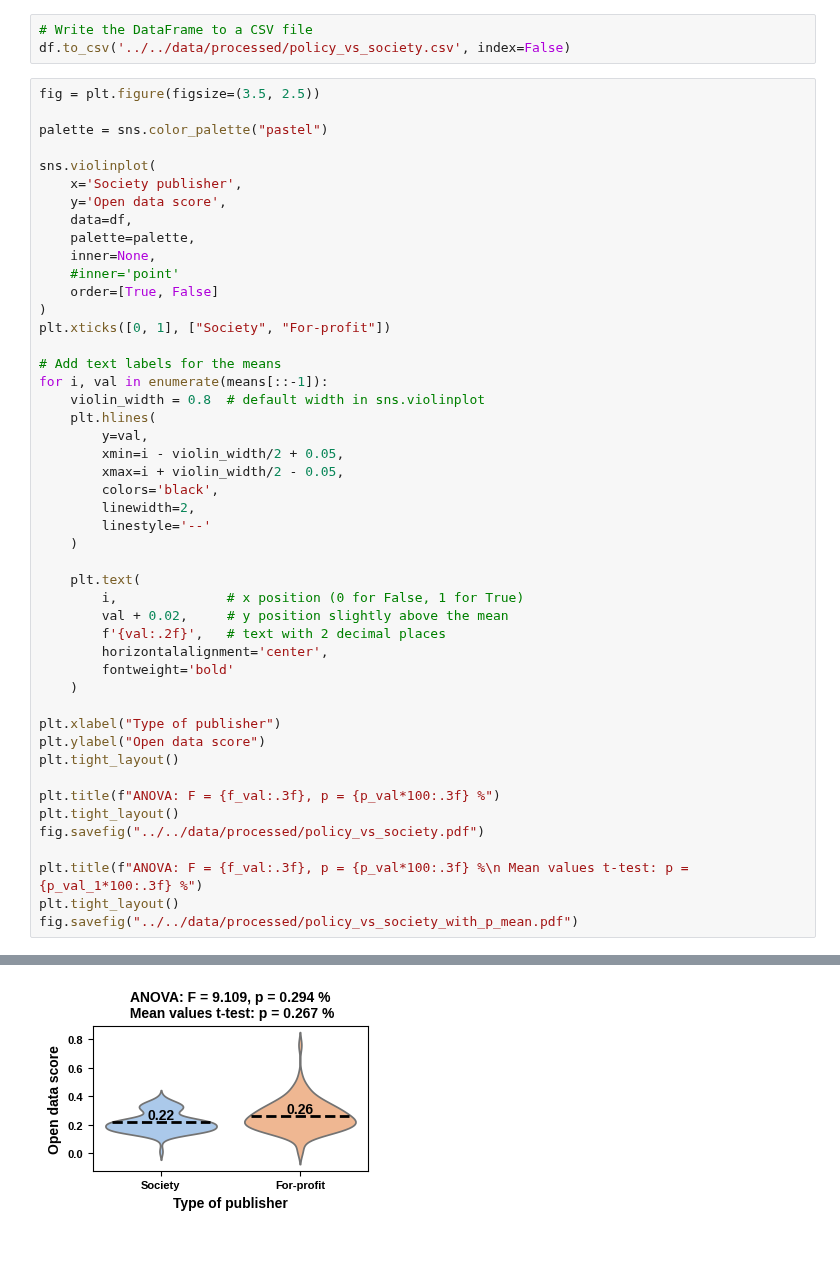
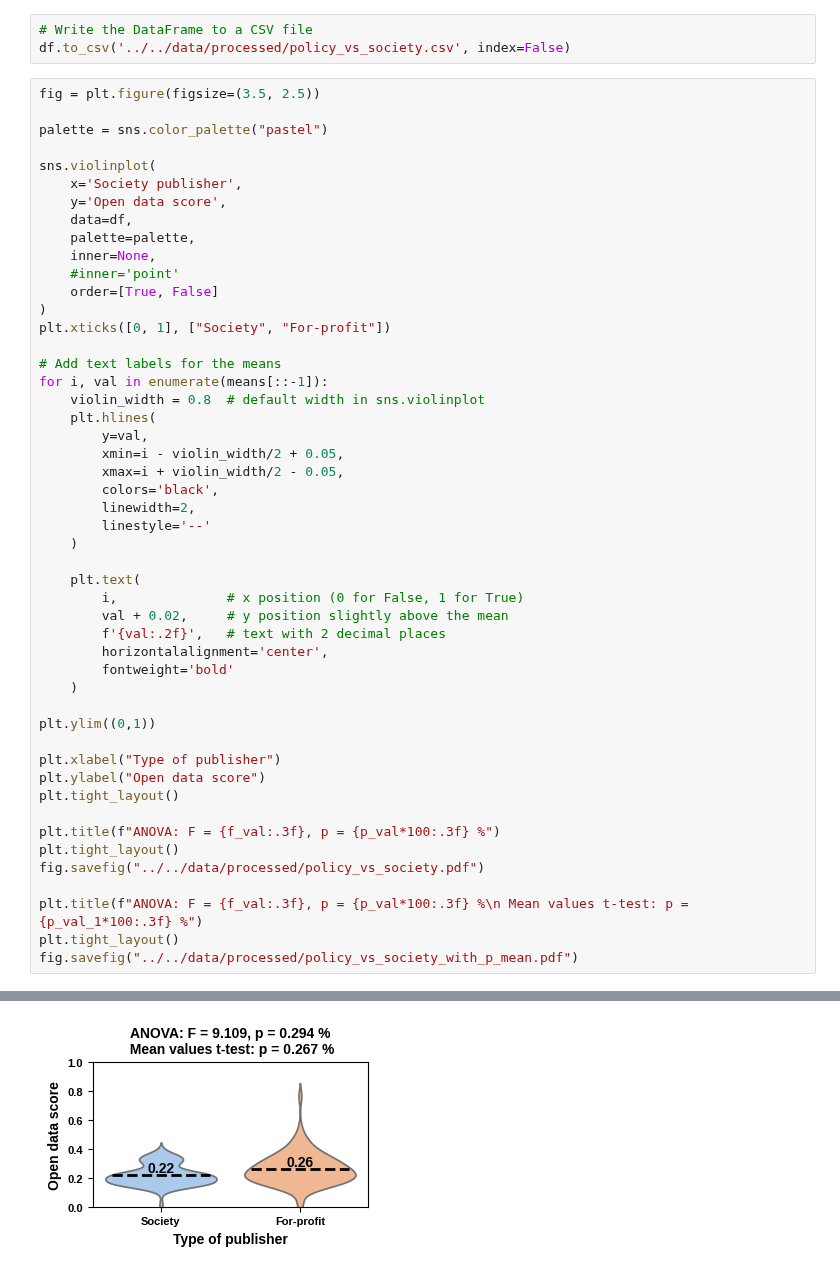
Before and after one commit to daemoncost/Journal-Research-Data-Policy, a Jupyter notebook: notebooks/exploration/analysis_policy_vs_society.ipynb, the cells around one changed output, grey strips where cells are left out. Cells and saved outputs as stored; diff of their text form.

```diff
--- a/notebooks/exploration/analysis_policy_vs_society.ipynb
+++ b/notebooks/exploration/analysis_policy_vs_society.ipynb
@@ -141,31 +141,33 @@ for i, val in enumerate(means[::-1]):
         xmin=i - violin_width/2 + 0.05,
         xmax=i + violin_width/2 - 0.05,
         colors='black',
         linewidth=2,
         linestyle='--'
     )
 
     plt.text(
         i,              # x position (0 for False, 1 for True)
         val + 0.02,     # y position slightly above the mean
         f'{val:.2f}',   # text with 2 decimal places
         horizontalalignment='center',
         fontweight='bold'
     )
 
+plt.ylim((0,1))
+
 plt.xlabel("Type of publisher")
 plt.ylabel("Open data score")
 plt.tight_layout()
 
 plt.title(f"ANOVA: F = {f_val:.3f}, p = {p_val*100:.3f} %")
 plt.tight_layout()
 fig.savefig("../../data/processed/policy_vs_society.pdf")
 
 plt.title(f"ANOVA: F = {f_val:.3f}, p = {p_val*100:.3f} %\n Mean values t-test: p = {p_val_1*100:.3f} %")
 plt.tight_layout()
 fig.savefig("../../data/processed/policy_vs_society_with_p_mean.pdf")
 # %% [output]
 Passing `palette` without assigning `hue` is deprecated and will be removed in v0.14.0. Assign the `x` variable to `hue` and set `legend=False` for the same effect.
 
   sns.violinplot(
-[figure, old version]
+[figure, new version]
```
Also changed, not shown: 8 other files.
